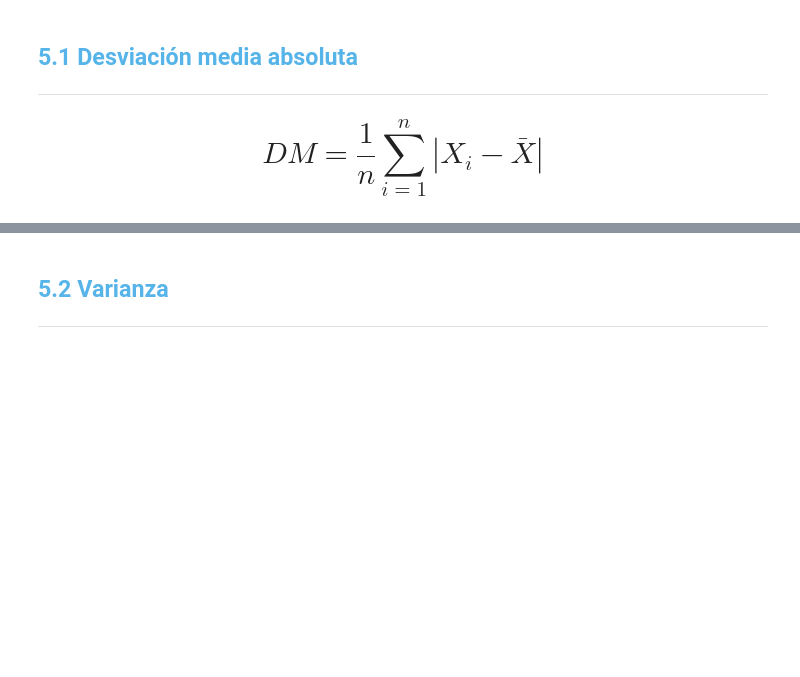
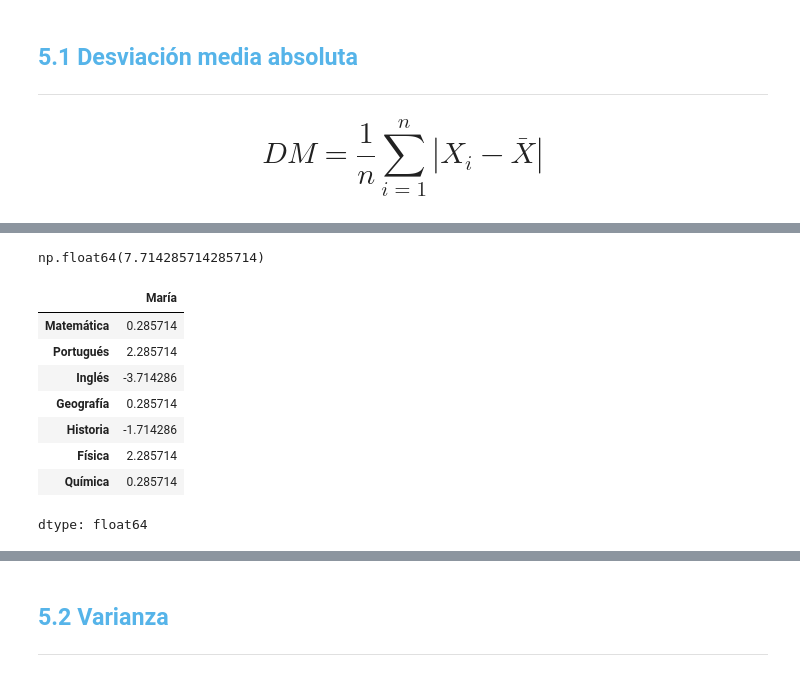
Before and after one commit to Edwseth/Numpy-An-lisis-num-rico-eficiente-con-Python, a Jupyter notebook: Curso_de_Estadística_con_Python_1.ipynb, the cells around one changed output, grey strips where cells are left out. Saved outputs shown, nothing was run; the diff lists cells and outputs as text; code cells hidden in the pictures; blank space fills up the shorter version.

```diff
--- a/Curso_de_Estadística_con_Python_1.ipynb
+++ b/Curso_de_Estadística_con_Python_1.ipynb
@@ -1120,0 +1132,3 @@ Aunque las medidas de tendencia central y de localización proporcionan un resum
+# %%
+notas_maria_dispersion = df['María']
+notas_maria_dispersion
@@ -1120,0 +1145,19 @@ Aunque las medidas de tendencia central y de localización proporcionan un resum
+# %%
+notas_media_maria = notas_maria_dispersion.mean()
+# %%
+notas_media_maria
+# %% [output]
+np.float64(7.714285714285714)
+# %%
+desviacion = notas_maria_dispersion - notas_media_maria
+desviacion
+# %% [output]
+|  | María |
+| Matemática | 0.285714 |
+| Portugués | 2.285714 |
+| Inglés | -3.714286 |
+| Geografía | 0.285714 |
+| Historia | -1.714286 |
+| Física | 2.285714 |
+| Química | 0.285714 |
+dtype: float64
```
Also changed, not shown: parts of 18 cells of this notebook.
